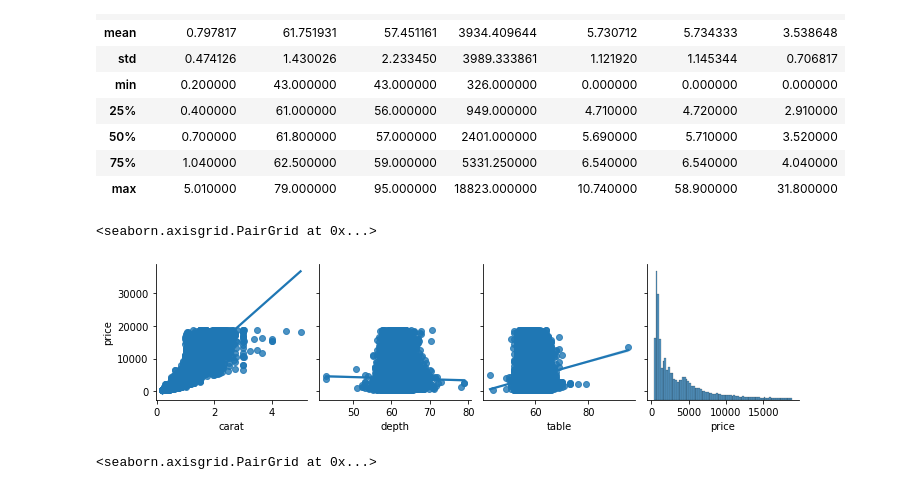
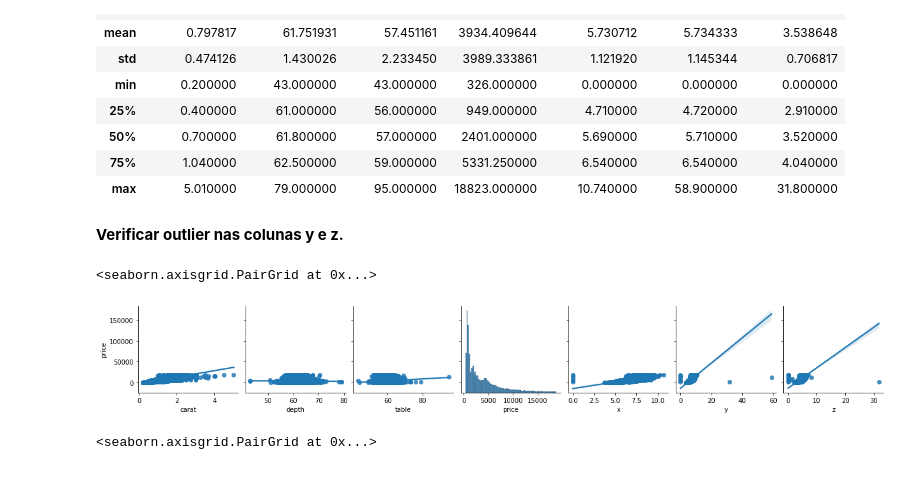
Before and after one commit to lenagrumbach/diamond_price_prediction, a Jupyter notebook: projeto_regressao_linear.ipynb, the cells around one changed output. Cells and saved outputs as stored; diff of their text form; code cells hidden in the pictures.

```diff
--- a/projeto_regressao_linear.ipynb
+++ b/projeto_regressao_linear.ipynb
@@ -74,11 +70,13 @@ df_diamonds.describe()
 | 50% | 0.700000 | 61.800000 | 57.000000 | 2401.000000 | 5.690000 | 5.710000 | 3.520000 |
 | 75% | 1.040000 | 62.500000 | 59.000000 | 5331.250000 | 6.540000 | 6.540000 | 4.040000 |
 | max | 5.010000 | 79.000000 | 95.000000 | 18823.000000 | 10.740000 | 58.900000 | 31.800000 |
+# %% [markdown]
+**Verificar outlier nas colunas y e z.**
 # %%
-sns.pairplot(df_diamonds,kind='reg',y_vars='price', x_vars=['carat', 'depth', 'table', 'price'])
+sns.pairplot(df_diamonds,kind='reg',y_vars='price', x_vars=['carat', 'depth', 'table', 'price', 'x', 'y', 'z'])
 # %% [output]
 <seaborn.axisgrid.PairGrid at 0x...>
-[figure, old version]
+[figure, new version]
 # %%
 sns.pairplot(data = df_diamonds, y_vars='price', x_vars=['carat', 'depth', 'table', 'price'])
 # %% [output]
```
Also changed, not shown: parts of 1 cell of this notebook.
